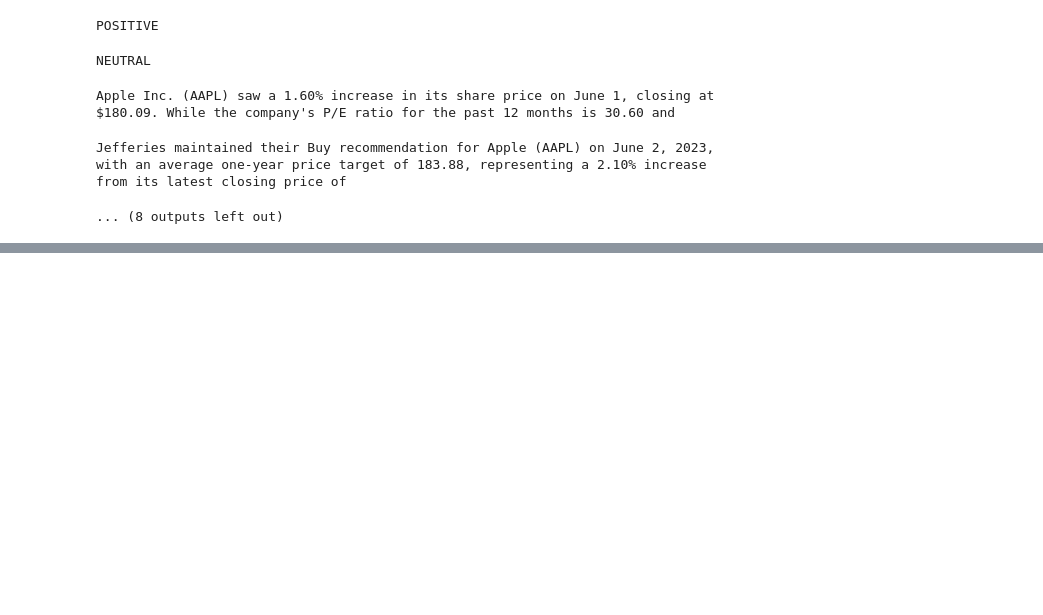
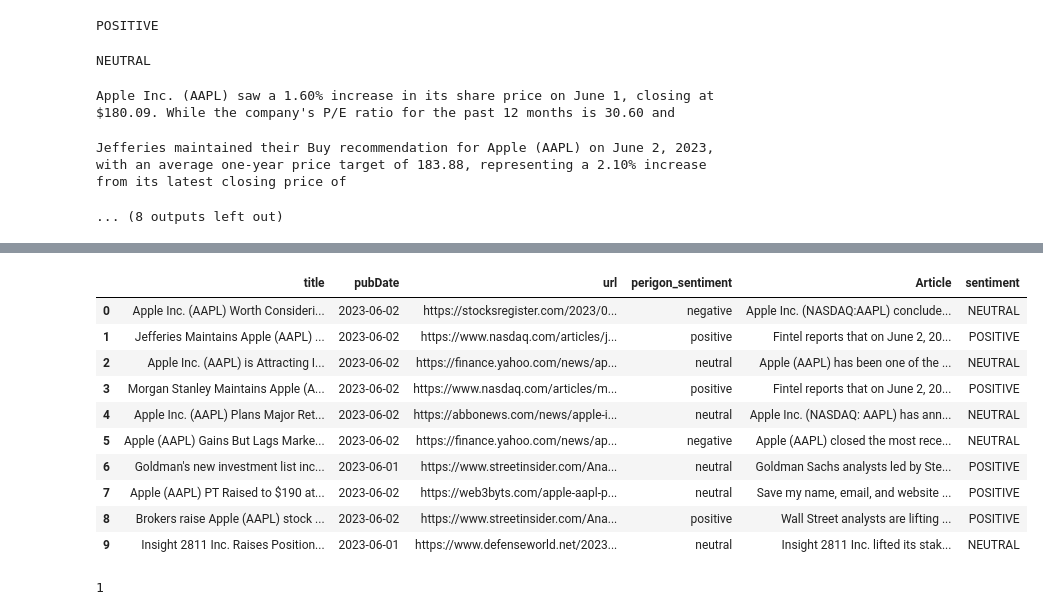
Before and after one commit to eddygent/etrade-monitor, a Jupyter notebook: apps/notebooks/Sentiment Analysis and Processing .ipynb, the cells around one changed output, grey strips where cells are left out. Saved outputs shown, nothing was run; the diff lists cells and outputs as text; code cells hidden in the pictures; blank space fills up the shorter version.

```diff
--- a/apps/notebooks/Sentiment Analysis and Processing .ipynb
+++ b/apps/notebooks/Sentiment Analysis and Processing .ipynb
@@ -147,0 +116,2 @@ display(result)
+# %%
+result_2 = generate_sentiment_summary_matrix(df, focus, analyze_summary=False)
@@ -147,0 +141,14 @@ display(result)
+# %%
+result_2
+# %% [output]
+|  | title | pubDate | url | perigon_sentiment | Article | sentiment |
+| 0 | Apple Inc. (AAPL) Worth Consideri... | 2023-06-02 | https://stocksregister.com/2023/0... | negative | Apple Inc. (NASDAQ:AAPL) conclude... | NEUTRAL |
+| 1 | Jefferies Maintains Apple (AAPL) ... | 2023-06-02 | https://www.nasdaq.com/articles/j... | positive | Fintel reports that on June 2, 20... | POSITIVE |
+| 2 | Apple Inc. (AAPL) is Attracting I... | 2023-06-02 | https://finance.yahoo.com/news/ap... | neutral | Apple (AAPL) has been one of the ... | NEUTRAL |
+| 3 | Morgan Stanley Maintains Apple (A... | 2023-06-02 | https://www.nasdaq.com/articles/m... | positive | Fintel reports that on June 2, 20... | POSITIVE |
+| 4 | Apple Inc. (AAPL) Plans Major Ret... | 2023-06-02 | https://abbonews.com/news/apple-i... | neutral | Apple Inc. (NASDAQ: AAPL) has ann... | NEUTRAL |
+| 5 | Apple (AAPL) Gains But Lags Marke... | 2023-06-02 | https://finance.yahoo.com/news/ap... | negative | Apple (AAPL) closed the most rece... | NEUTRAL |
+| 6 | Goldman's new investment list inc... | 2023-06-01 | https://www.streetinsider.com/Ana... | neutral | Goldman Sachs analysts led by Ste... | POSITIVE |
+| 7 | Apple (AAPL) PT Raised to $190 at... | 2023-06-02 | https://web3byts.com/apple-aapl-p... | neutral | Save my name, email, and website ... | POSITIVE |
+| 8 | Brokers raise Apple (AAPL) stock ... | 2023-06-02 | https://www.streetinsider.com/Ana... | positive | Wall Street analysts are lifting ... | POSITIVE |
+| 9 | Insight 2811 Inc. Raises Position... | 2023-06-01 | https://www.defenseworld.net/2023... | neutral | Insight 2811 Inc. lifted its stak... | NEUTRAL |
@@ -147,0 +180,4 @@ display(result)
+# %%
+give_direction(os)
+# %% [output]
+1
```
Also changed, not shown: parts of 18 cells of this notebook, 5 other files.
